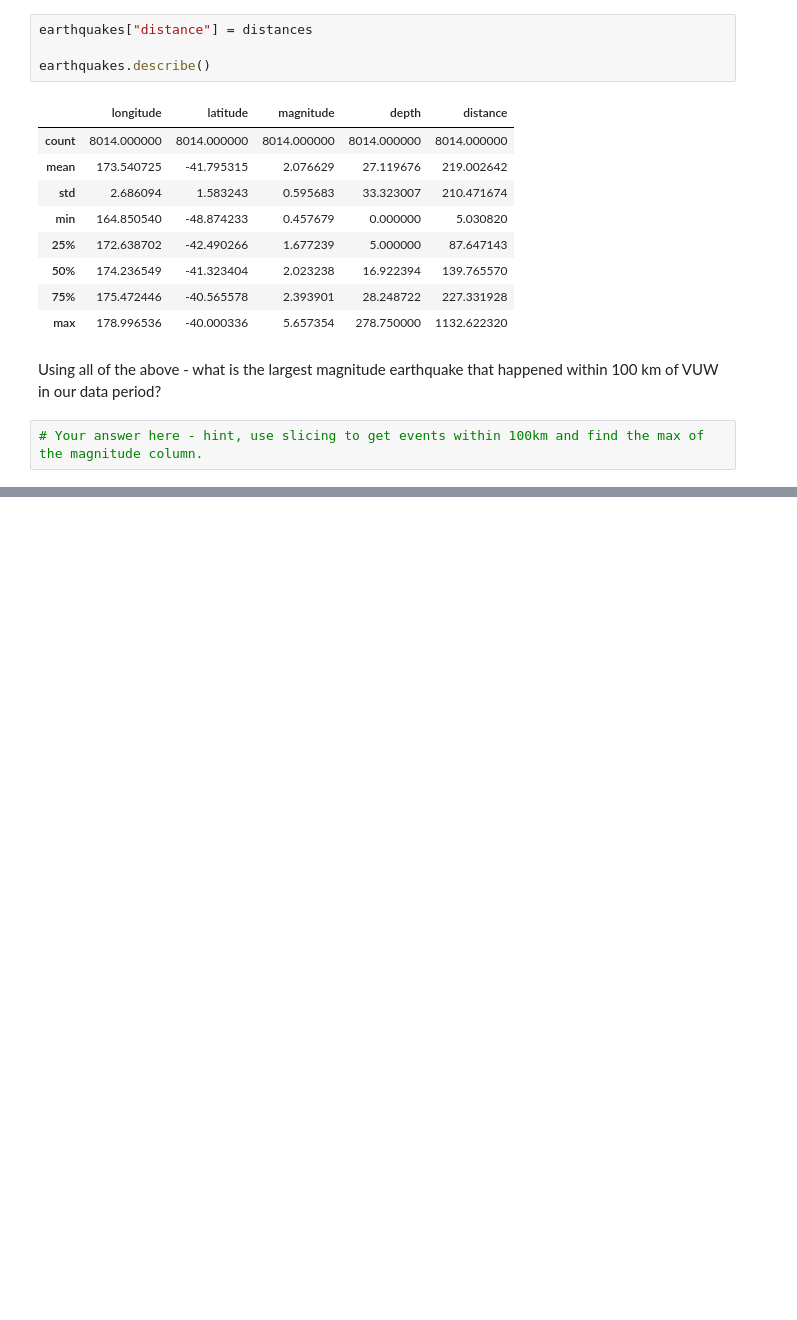
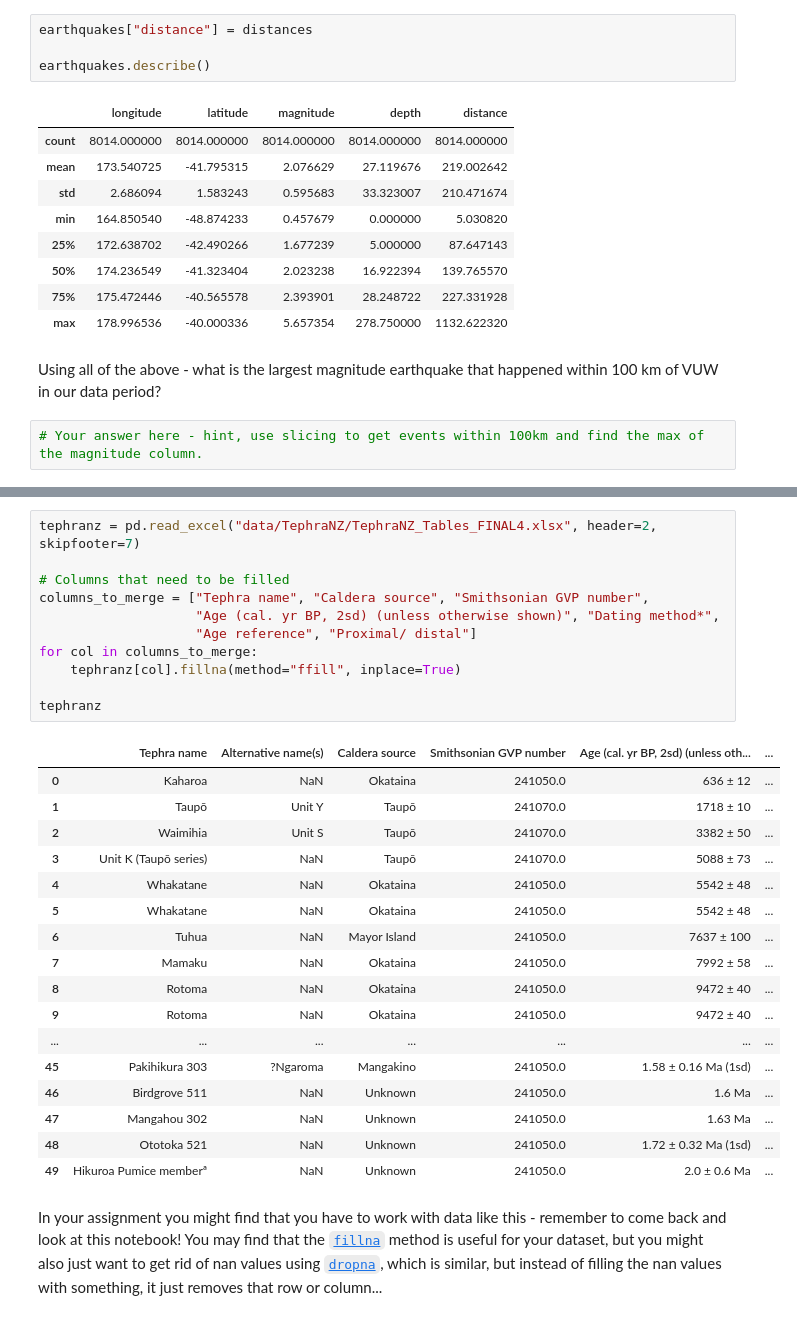
Before and after one commit to calum-chamberlain/ESCI451-Python, a Jupyter notebook: ESCI451_Module_2B.ipynb, the cells around one changed output, grey strips where cells are left out. Saved outputs shown, nothing was run; the diff lists cells and outputs as text; blank space fills up the shorter version.

```diff
--- a/ESCI451_Module_2B.ipynb
+++ b/ESCI451_Module_2B.ipynb
@@ -632,0 +720,31 @@ Using all of the above - what is the largest magnitude earthquake that happened
+# %%
+tephranz = pd.read_excel("data/TephraNZ/TephraNZ_Tables_FINAL4.xlsx", header=2, skipfooter=7)
+
+# Columns that need to be filled
+columns_to_merge = ["Tephra name", "Caldera source", "Smithsonian GVP number",
+                    "Age (cal. yr BP, 2sd) (unless otherwise shown)", "Dating method*",
+                    "Age reference", "Proximal/ distal"]
+for col in columns_to_merge:
+    tephranz[col].fillna(method="ffill", inplace=True)
+
+tephranz
+# %% [output]
+|  | Tephra name | Alternative name(s) | Caldera source | Smithsonian GVP number | Age (cal. yr BP, 2sd) (unless oth... | ... |
+| 0 | Kaharoa | NaN | Okataina | 241050.0 | 636 ± 12 | ... |
+| 1 | Taupō | Unit Y | Taupō | 241070.0 | 1718 ± 10 | ... |
+| 2 | Waimihia | Unit S | Taupō | 241070.0 | 3382 ± 50 | ... |
+| 3 | Unit K (Taupō series) | NaN | Taupō | 241070.0 | 5088 ± 73 | ... |
+| 4 | Whakatane | NaN | Okataina | 241050.0 | 5542 ± 48 | ... |
+| 5 | Whakatane | NaN | Okataina | 241050.0 | 5542 ± 48 | ... |
+| 6 | Tuhua | NaN | Mayor Island | 241050.0 | 7637 ± 100 | ... |
+| 7 | Mamaku | NaN | Okataina | 241050.0 | 7992 ± 58 | ... |
+| 8 | Rotoma | NaN | Okataina | 241050.0 | 9472 ± 40 | ... |
+| 9 | Rotoma | NaN | Okataina | 241050.0 | 9472 ± 40 | ... |
+| ... | ... | ... | ... | ... | ... | ... |
+| 45 | Pakihikura 303 | ?Ngaroma | Mangakino | 241050.0 | 1.58 ± 0.16 Ma (1sd) | ... |
+| 46 | Birdgrove 511 | NaN | Unknown | 241050.0 | 1.6 Ma | ... |
+| 47 | Mangahou 302 | NaN | Unknown | 241050.0 | 1.63 Ma | ... |
+| 48 | Ototoka 521 | NaN | Unknown | 241050.0 | 1.72 ± 0.32 Ma (1sd) | ... |
+| 49 | Hikuroa Pumice memberª | NaN | Unknown | 241050.0 | 2.0 ± 0.6 Ma | ... |
+# %% [markdown]
+In your assignment you might find that you have to work with data like this - remember to come back and look at this notebook! You may find that the [`fillna`](https://pandas.pydata.org/pandas-docs/stable/reference/api/pandas.DataFrame.fillna.html) method is useful for your dataset, but you might also just want to get rid of nan values using [`dropna`](https://pandas.pydata.org/pandas-docs/stable/reference/api/pandas.DataFrame.dropna.html), which is similar, but instead of filling the nan values with something, it just removes that row or column...
```
Also changed, not shown: parts of 13 cells of this notebook.
